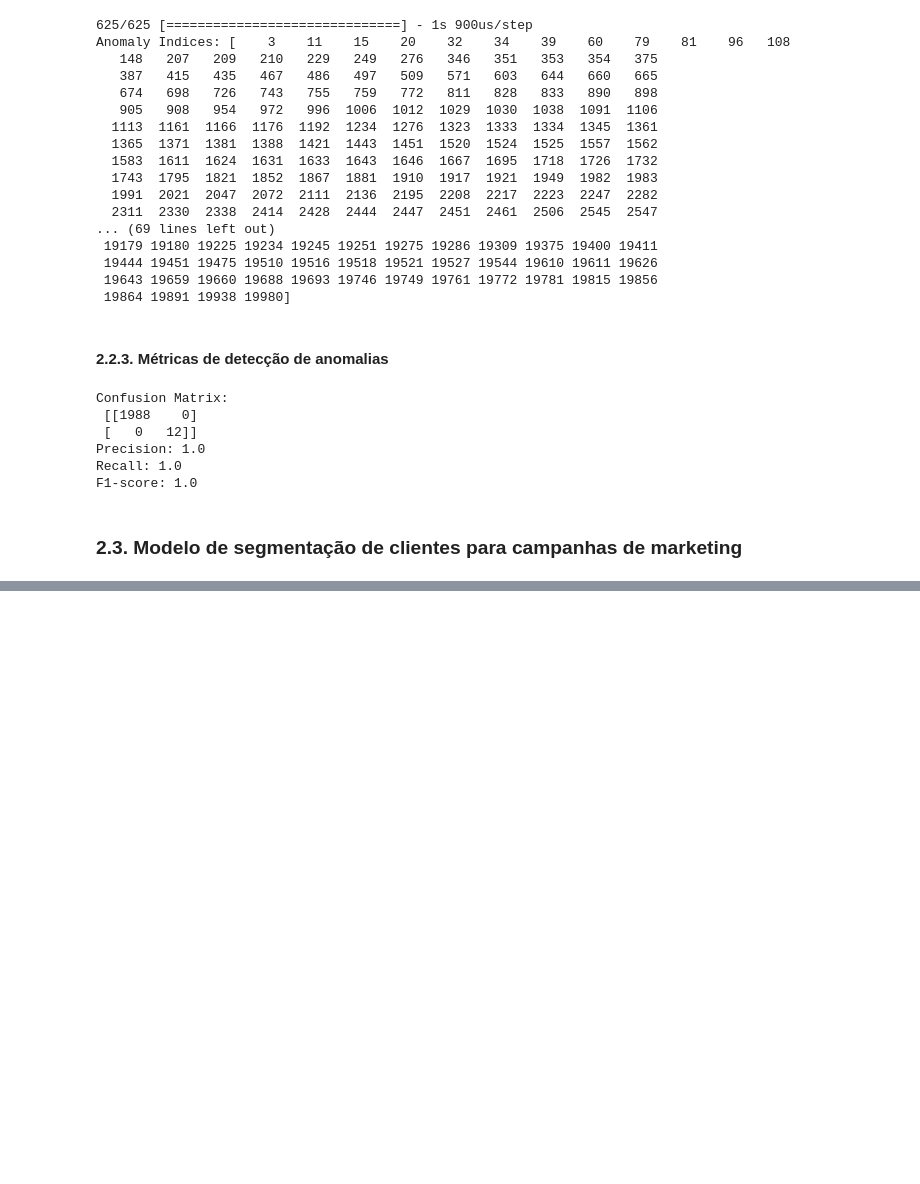
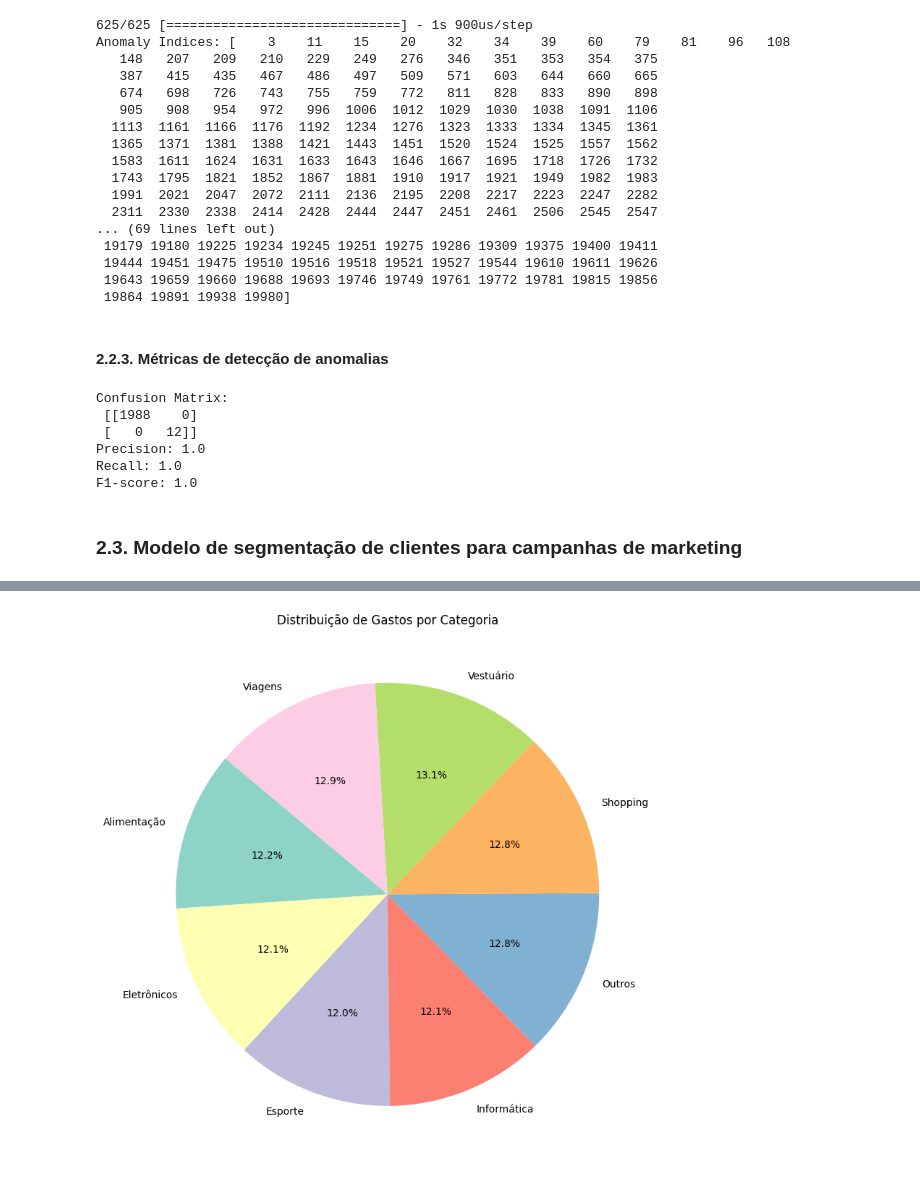
Before and after one commit to CeLo93/ML_analise_preditiva_de_fraudes_e_marketing, a Jupyter notebook: Prediction_DadosFera.ipynb, the cells around one changed output, grey strips where cells are left out. Saved outputs shown, nothing was run; the diff lists cells and outputs as text; code cells hidden in the pictures; blank space fills up the shorter version.

```diff
--- a/Prediction_DadosFera.ipynb
+++ b/Prediction_DadosFera.ipynb
@@ -868,0 +901,13 @@ F1-score: 1.0
+# %%
+
+# Calcular o total de gastos por categoria
+gastos_por_categoria = data.groupby('categoria_transacao')['valor_transacao'].sum()
+
+# Plotar o gráfico de pizza
+plt.figure(figsize=(8, 8))
+plt.pie(gastos_por_categoria, labels=gastos_por_categoria.index, autopct='%1.1f%%', startangle=140, colors=plt.cm.Set3.colors)
+plt.title("Distribuição de Gastos por Categoria")
+plt.tight_layout()
+plt.show()
+# %% [output]
+[figure, added]
```
Also changed, not shown: parts of 4 cells of this notebook.
